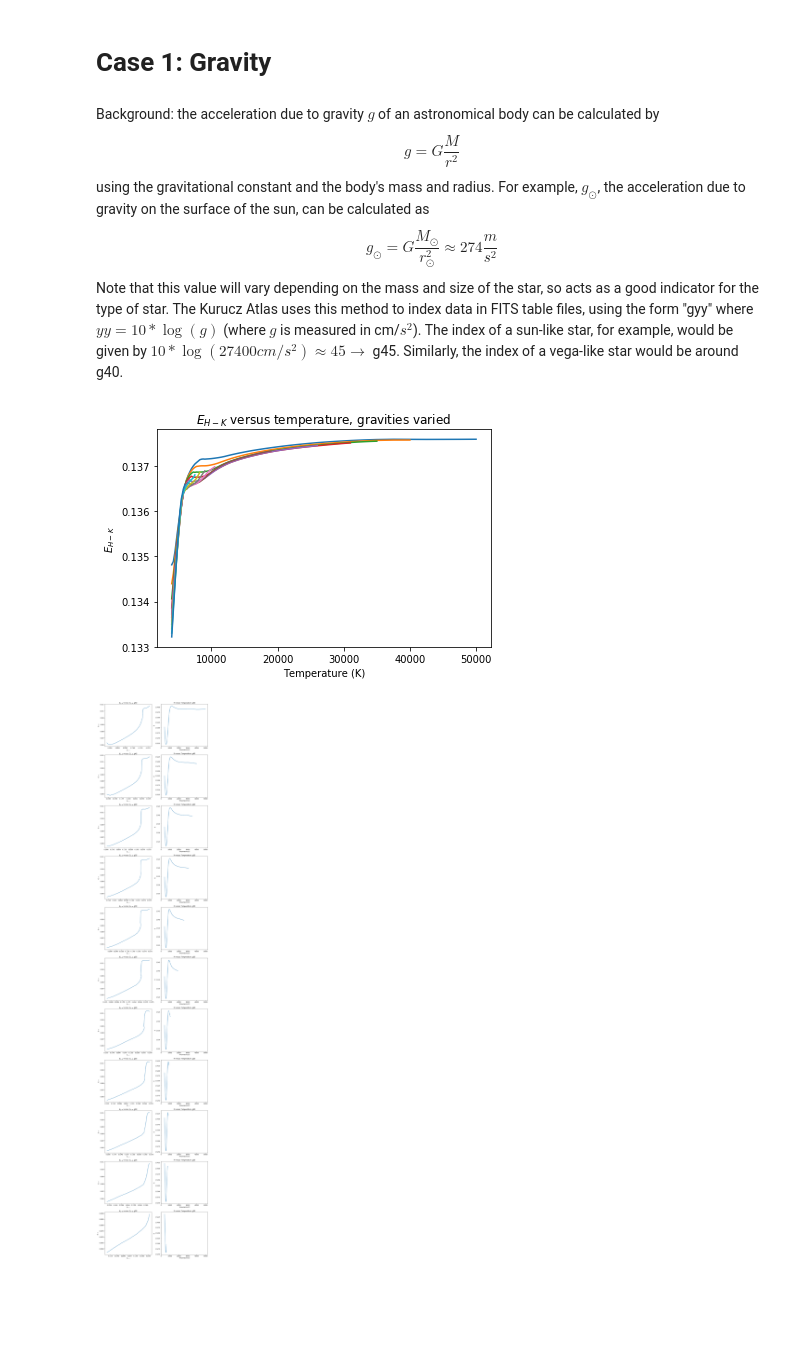
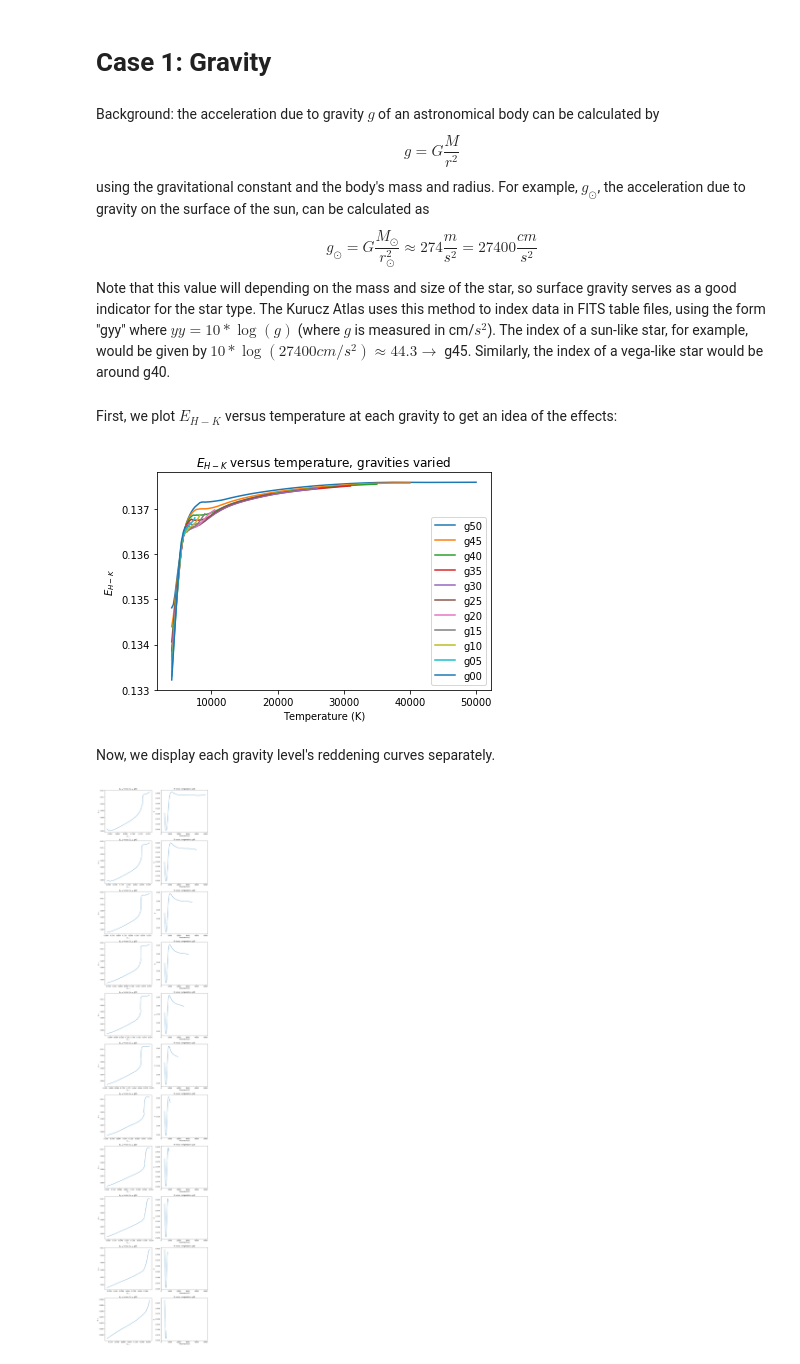
Before and after one commit to aidantmcb/dust_extinction_temperature, a Jupyter notebook: DustExtinctionNotebook.ipynb, the cells around one changed output. Cells and saved outputs as stored; diff of their text form; code cells hidden in the pictures; blank space fills up the shorter version.

Commit message:
Added sections on dust exctinction's effect in different passbands, and an application showing different star classifications.

```diff
--- a/DustExtinctionNotebook.ipynb
+++ b/DustExtinctionNotebook.ipynb
@@ -278,9 +277,9 @@ filenames_g50 = list(("ftp://ftp.stsci.edu/cdbs/grid/k93models/kp00/kp00_"+str(v
 # Case 1: Gravity
 # %% [markdown]
 Background: the acceleration due to gravity $g$ of an astronomical body can be calculated by $$g = G \frac{M}{r^2}$$ using the gravitational constant and the body's mass and radius. For example, $g_\odot$, the acceleration due to gravity on the surface of the sun, can be calculated as
-$$g_\odot = G \frac{M_\odot}{r_\odot ^2} \approx 274 \frac{m}{s^2}$$
-Note that this value will vary depending on the mass and size of the star, so acts as a good indicator for the type of star.
-The Kurucz Atlas uses this method to index data in FITS table files, using the form "gyy" where $yy = 10 * \log(g)$ (where $g$ is measured in cm/$s^2$). The index of a sun-like star, for example, would be given by $10 * \log(27400cm/s^2) \approx 45 \rightarrow$ g45. Similarly, the index of a vega-like star would be around g40.
+$$g_\odot = G \frac{M_\odot}{r_\odot ^2} \approx 274 \frac{m}{s^2} = 27400 \frac{cm}{s^2}$$
+Note that this value will depending on the mass and size of the star, so surface gravity serves as a good indicator for the star type.
+The Kurucz Atlas uses this method to index data in FITS table files, using the form "gyy" where $yy = 10 * \log(g)$ (where $g$ is measured in cm/$s^2$). The index of a sun-like star, for example, would be given by $10 * \log(27400cm/s^2) \approx 44.3 \rightarrow$ g45. Similarly, the index of a vega-like star would be around g40.
 # %%
 g50HK = KColorExcess(filenames_g50, h_band, k_band, 'g50')
 g50JH = KColorExcess(filenames_g50, j_band, h_band, 'g50')
@@ -315,24 +314,29 @@ g05JH = KColorExcess(filenames_g05, j_band, h_band, 'g05')
 
 g00HK = KColorExcess(filenames_g00, h_band, k_band, 'g00')
 g00JH = KColorExcess(filenames_g00, j_band, h_band, 'g00')
+# %% [markdown]
+First, we plot $E_{H-K}$ versus temperature at each gravity to get an idea of the effects:
 # %%
-plt.plot(tempslist_g50, g50HK)
-plt.plot(tempslist_g45, g45HK)
-plt.plot(tempslist_g40, g40HK)
-plt.plot(tempslist_g35, g35HK)
-plt.plot(tempslist_g30, g30HK)
-plt.plot(tempslist_g25, g25HK)
-plt.plot(tempslist_g20, g20HK)
-plt.plot(tempslist_g15, g15HK)
-plt.plot(tempslist_g10, g10HK)
-plt.plot(tempslist_g05, g05HK)
-plt.plot(tempslist_g00, g00HK)
+plt.plot(tempslist_g50, g50HK, label = "g50")
+plt.plot(tempslist_g45, g45HK, label = "g45")
+plt.plot(tempslist_g40, g40HK, label = "g40")
+plt.plot(tempslist_g35, g35HK, label = "g35")
+plt.plot(tempslist_g30, g30HK, label = "g30")
+plt.plot(tempslist_g25, g25HK, label = "g25")
+plt.plot(tempslist_g20, g20HK, label = "g20")
+plt.plot(tempslist_g15, g15HK, label = "g15")
+plt.plot(tempslist_g10, g10HK, label = "g10")
+plt.plot(tempslist_g05, g05HK, label = "g05")
+plt.plot(tempslist_g00, g00HK, label = "g00")
 plt.title('$E_{H-K}$ versus temperature, gravities varied')
 plt.xlabel('Temperature (K)')
 plt.ylabel('$E_{H-K}$')
+plt.legend()
 plt.show()
 # %% [output]
-[figure, old version]
+[figure, new version]
+# %% [markdown]
+Now, we display each gravity level's reddening curves separately.
 # %%
 #Calculate R, the slope of the reddening vector, for the different gravities
 R50 = [i / j for i, j in zip(g50JH, g50HK)]
```
Also changed, not shown: parts of 20 cells of this notebook.
